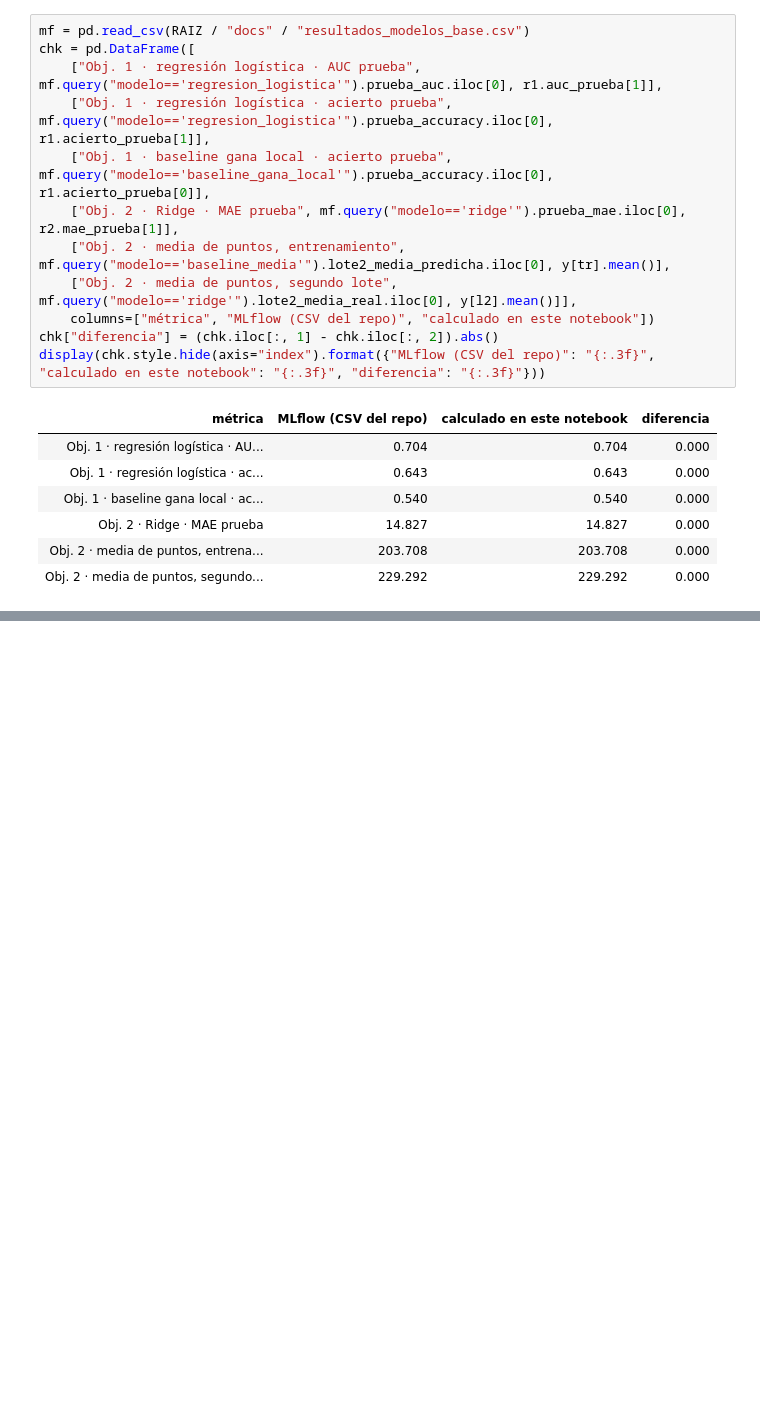
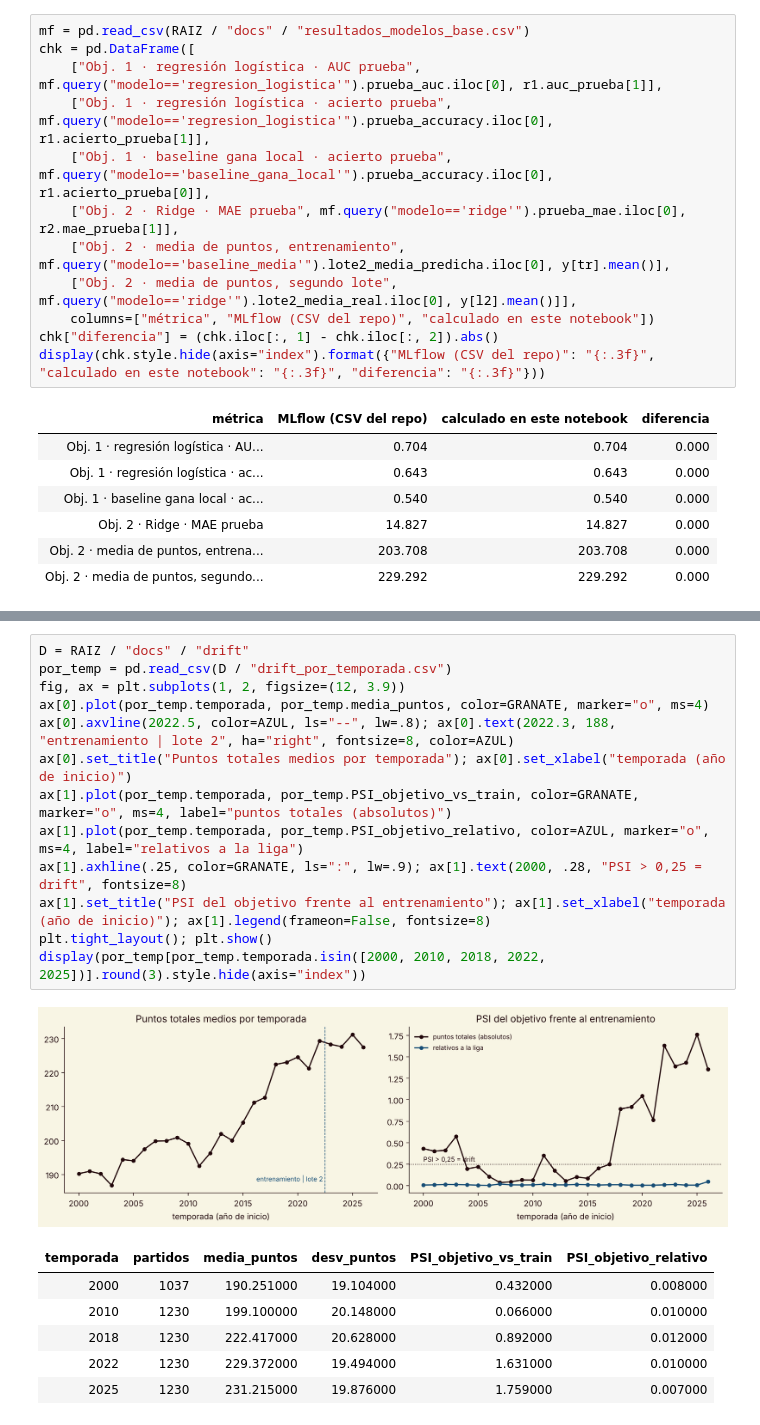
Before and after one commit to aimardf/proyecto-nba-bigdata-ia, a Jupyter notebook: notebooks/HoopMind_progreso_entrega2.ipynb, the cells around one changed output, grey strips where cells are left out. Saved outputs shown, nothing was run; the diff lists cells and outputs as text; blank space fills up the shorter version.

```diff
--- a/notebooks/HoopMind_progreso_entrega2.ipynb
+++ b/notebooks/HoopMind_progreso_entrega2.ipynb
@@ -679,0 +686,21 @@ display(chk.style.hide(axis="index").format({"MLflow (CSV del repo)": "{:.3f}",
+# %%
+D = RAIZ / "docs" / "drift"
+por_temp = pd.read_csv(D / "drift_por_temporada.csv")
+fig, ax = plt.subplots(1, 2, figsize=(12, 3.9))
+ax[0].plot(por_temp.temporada, por_temp.media_puntos, color=GRANATE, marker="o", ms=4)
+ax[0].axvline(2022.5, color=AZUL, ls="--", lw=.8); ax[0].text(2022.3, 188, "entrenamiento | lote 2", ha="right", fontsize=8, color=AZUL)
+ax[0].set_title("Puntos totales medios por temporada"); ax[0].set_xlabel("temporada (año de inicio)")
+ax[1].plot(por_temp.temporada, por_temp.PSI_objetivo_vs_train, color=GRANATE, marker="o", ms=4, label="puntos totales (absolutos)")
+ax[1].plot(por_temp.temporada, por_temp.PSI_objetivo_relativo, color=AZUL, marker="o", ms=4, label="relativos a la liga")
+ax[1].axhline(.25, color=GRANATE, ls=":", lw=.9); ax[1].text(2000, .28, "PSI > 0,25 = drift", fontsize=8)
+ax[1].set_title("PSI del objetivo frente al entrenamiento"); ax[1].set_xlabel("temporada (año de inicio)"); ax[1].legend(frameon=False, fontsize=8)
+plt.tight_layout(); plt.show()
+display(por_temp[por_temp.temporada.isin([2000, 2010, 2018, 2022, 2025])].round(3).style.hide(axis="index"))
+# %% [output]
+[figure, added]
+| temporada | partidos | media_puntos | desv_puntos | PSI_objetivo_vs_train | PSI_objetivo_relativo |
+| 2000 | 1037 | 190.251000 | 19.104000 | 0.432000 | 0.008000 |
+| 2010 | 1230 | 199.100000 | 20.148000 | 0.066000 | 0.010000 |
+| 2018 | 1230 | 222.417000 | 20.628000 | 0.892000 | 0.012000 |
+| 2022 | 1230 | 229.372000 | 19.494000 | 1.631000 | 0.010000 |
+| 2025 | 1230 | 231.215000 | 19.876000 | 1.759000 | 0.007000 |
```
Also changed, not shown: parts of 14 cells of this notebook, 9 other files.
